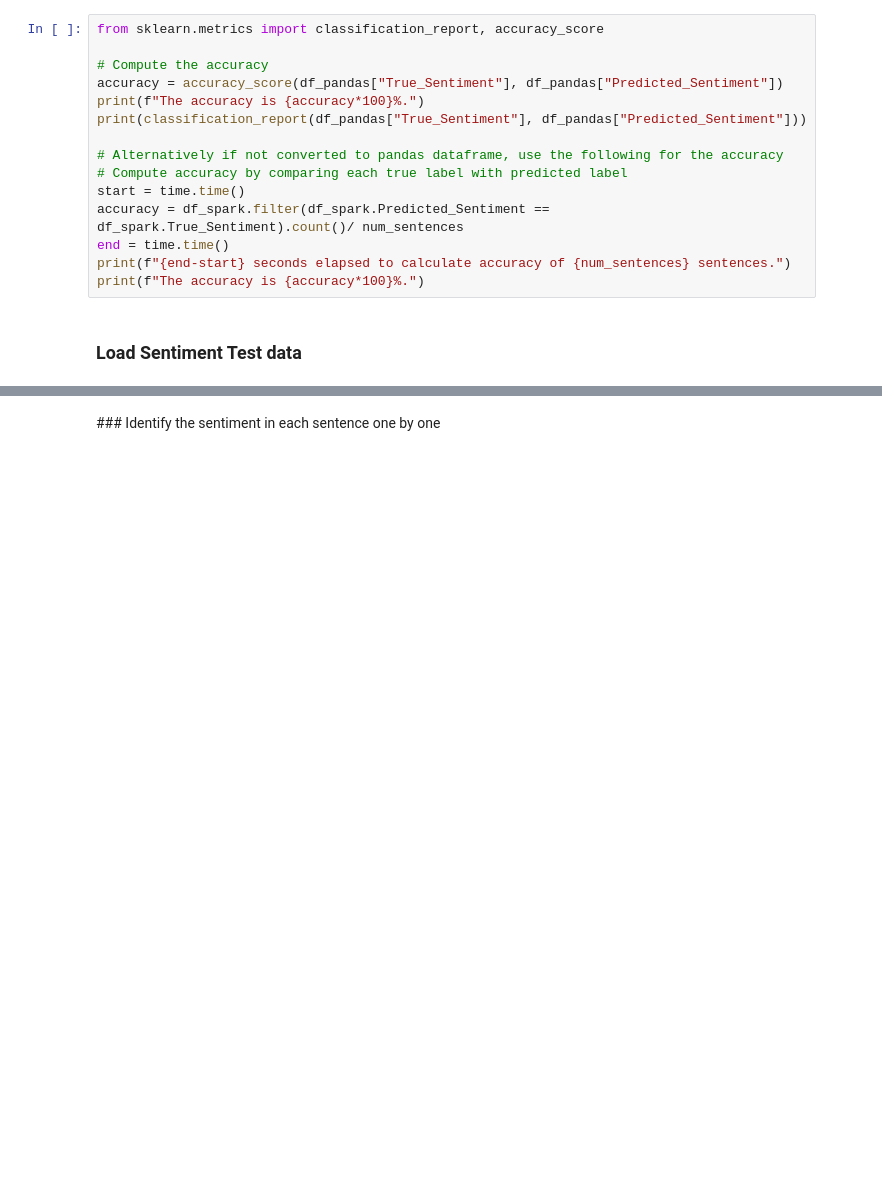
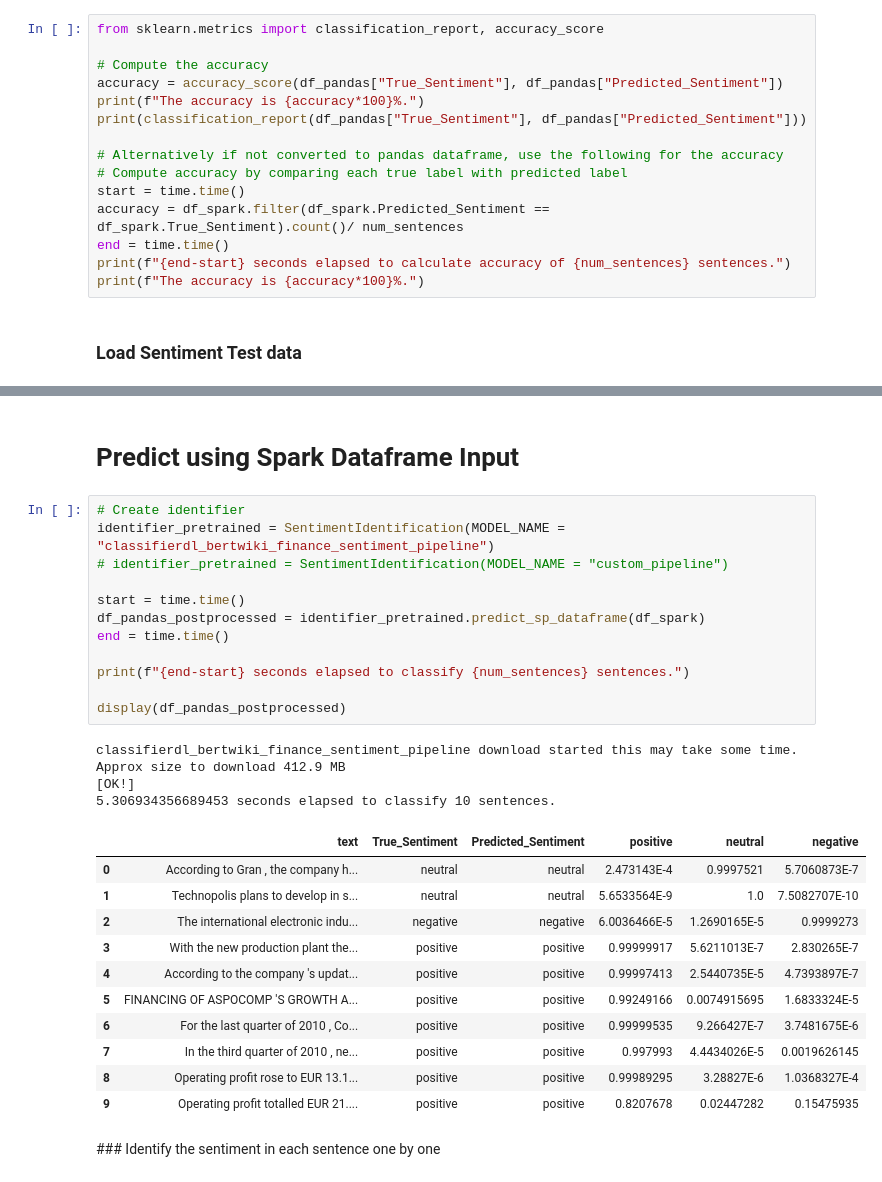
Before and after one commit to Brand-Sentiment-Tracking/dev-sentiment-package, a Jupyter notebook: johnsnow/SENTIMENT_DETECTION_with_dataframes.ipynb, the cells around one changed output, grey strips where cells are left out. Drawn from its saved outputs; the diff is of its cells as text; blank space fills up the shorter version.

```diff
--- a/johnsnow/SENTIMENT_DETECTION_with_dataframes.ipynb
+++ b/johnsnow/SENTIMENT_DETECTION_with_dataframes.ipynb
@@ -546,3 +589,33 @@ weighted avg       0.93      0.90      0.90        10
+# %% [markdown]
+# Predict using Spark Dataframe Input
+# %%
+# Create identifier
+identifier_pretrained = SentimentIdentification(MODEL_NAME = "classifierdl_bertwiki_finance_sentiment_pipeline")
+# identifier_pretrained = SentimentIdentification(MODEL_NAME = "custom_pipeline")
+
+start = time.time()
+df_pandas_postprocessed = identifier_pretrained.predict_sp_dataframe(df_spark)
+end = time.time()
+
+print(f"{end-start} seconds elapsed to classify {num_sentences} sentences.")
+
+display(df_pandas_postprocessed)
+# %% [output]
+classifierdl_bertwiki_finance_sentiment_pipeline download started this may take some time.
+Approx size to download 412.9 MB
+[OK!]
+5.306934356689453 seconds elapsed to classify 10 sentences.
+|  | text | True_Sentiment | Predicted_Sentiment | positive | neutral | negative |
+| 0 | According to Gran , the company h... | neutral | neutral | 2.473143E-4 | 0.9997521 | 5.7060873E-7 |
+| 1 | Technopolis plans to develop in s... | neutral | neutral | 5.6533564E-9 | 1.0 | 7.5082707E-10 |
+| 2 | The international electronic indu... | negative | negative | 6.0036466E-5 | 1.2690165E-5 | 0.9999273 |
+| 3 | With the new production plant the... | positive | positive | 0.99999917 | 5.6211013E-7 | 2.830265E-7 |
+| 4 | According to the company 's updat... | positive | positive | 0.99997413 | 2.5440735E-5 | 4.7393897E-7 |
+| 5 | FINANCING OF ASPOCOMP 'S GROWTH A... | positive | positive | 0.99249166 | 0.0074915695 | 1.6833324E-5 |
+| 6 | For the last quarter of 2010 , Co... | positive | positive | 0.99999535 | 9.266427E-7 | 3.7481675E-6 |
+| 7 | In the third quarter of 2010 , ne... | positive | positive | 0.997993 | 4.4434026E-5 | 0.0019626145 |
+| 8 | Operating profit rose to EUR 13.1... | positive | positive | 0.99989295 | 3.28827E-6 | 1.0368327E-4 |
+| 9 | Operating profit totalled EUR 21.... | positive | positive | 0.8207678 | 0.02447282 | 0.15475935 |
 # %% [markdown]
 ### Identify the sentiment in each sentence one by one
 # %%
```
Also changed, not shown: parts of 10 cells of this notebook.
